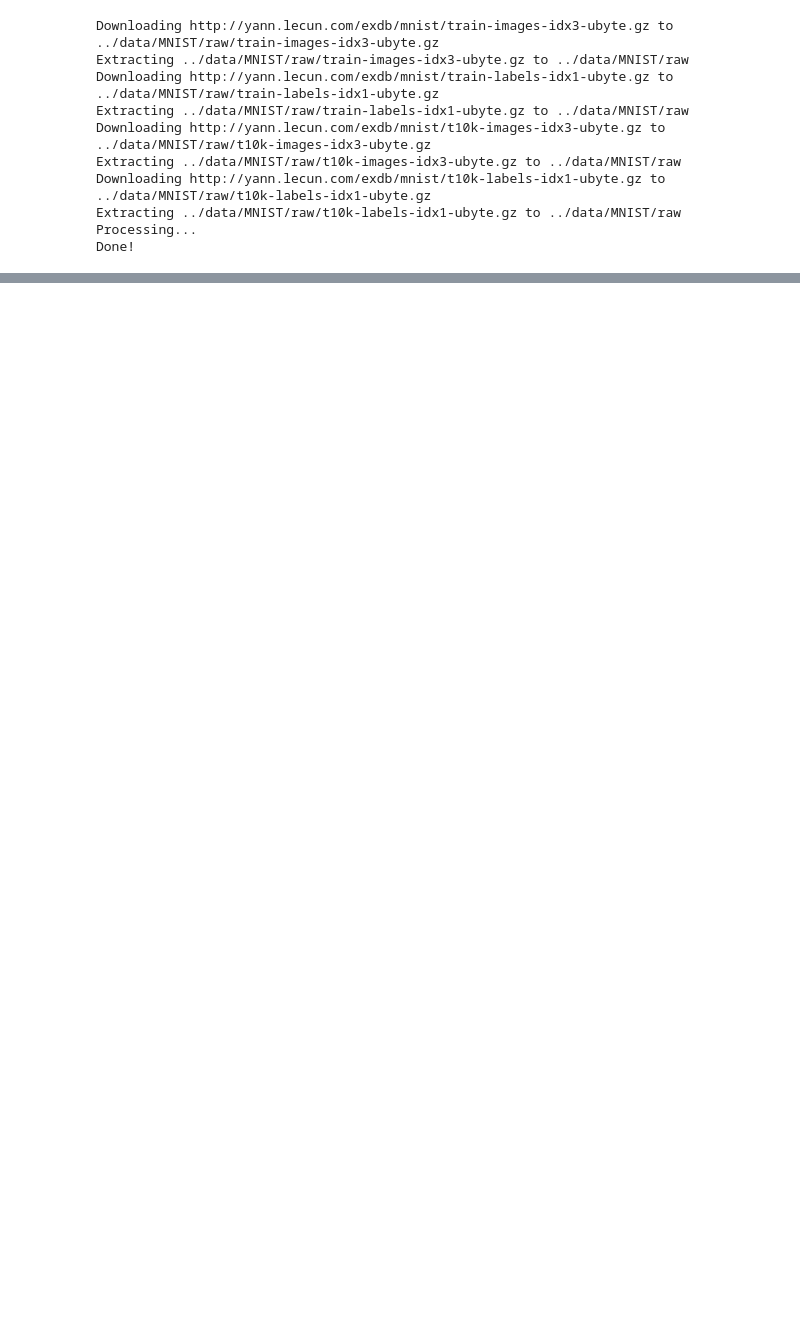
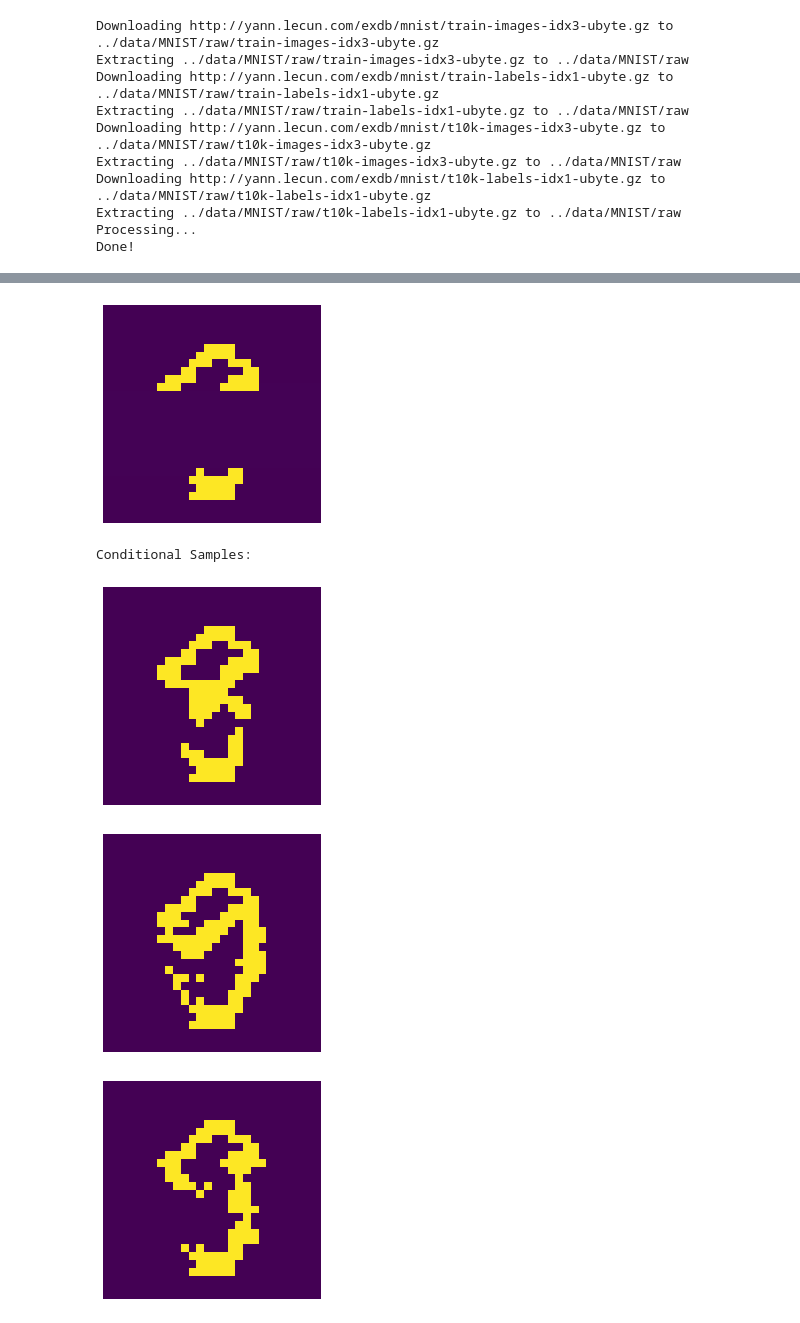
Before and after one commit to EugenHotaj/pytorch-generative, a Jupyter notebook: NADE.ipynb, the cells around one changed output, grey strips where cells are left out. Saved outputs shown, nothing was run; the diff lists cells and outputs as text; code cells hidden in the pictures; blank space fills up the shorter version.

Commit message:
Added conditional sampling. More documentation. Changed sigmoid to RELU for +2 NLL.

```diff
--- a/NADE.ipynb
+++ b/NADE.ipynb
@@ -240,0 +259,19 @@ colab_utils.imshow(model.sample().reshape(28, 28))
+# %%
+def conditional_sample_random(model, dataset):
+  idx = np.random.choice(len(dataset))
+  img = dataset[idx][0].reshape(1, -1).to(colab_utils.get_device())
+  img[0, 300:600] = -1
+  colab_utils.imshow(img.reshape(28, 28))
+  plt.show()
+  print("Conditional Samples:")
+  for i in range(5):
+    img_hat = model.sample(img)
+    colab_utils.imshow(img_hat.reshape(28, 28))
+# %%
+conditional_sample_random(model, test_loader.dataset)
+# %% [output]
+[figure, added]
+Conditional Samples:
+[figure, added]
+[figure, added]
+[figure, added]
```
Also changed, not shown: parts of 9 cells of this notebook.
